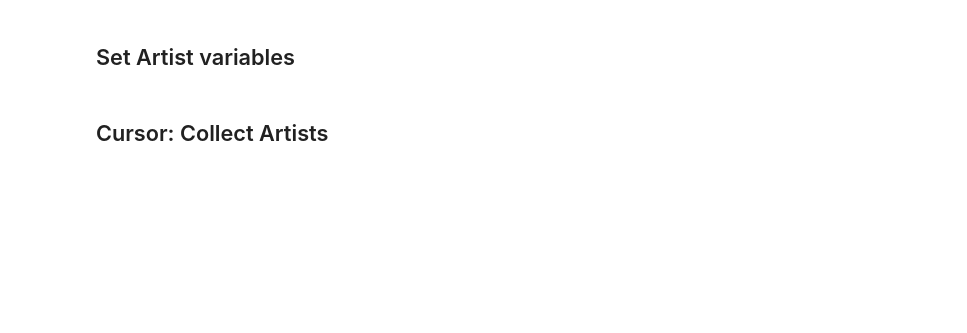
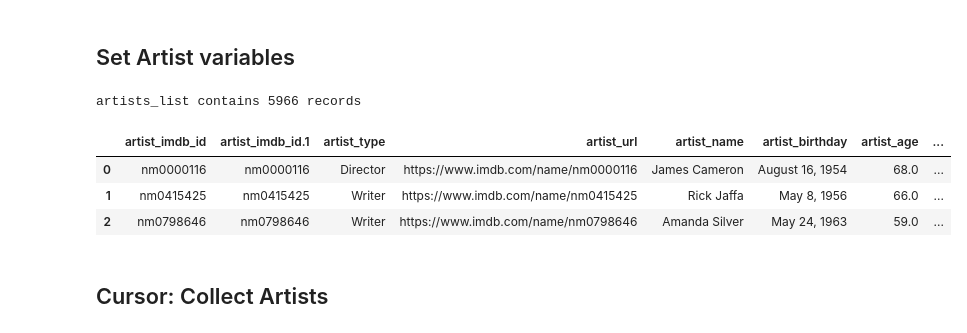
Before and after one commit to OmerRosen/Imdb-Prediction-Model, a Jupyter notebook: IMDB_2022_Hit_or_Flop.ipynb, the cells around one changed output. Saved outputs shown, nothing was run; the diff lists cells and outputs as text; code cells hidden in the pictures; blank space fills up the shorter version.

```diff
--- a/IMDB_2022_Hit_or_Flop.ipynb
+++ b/IMDB_2022_Hit_or_Flop.ipynb
@@ -752,17 +884,23 @@ extract_artist_info(artist_imdb_id,col_name)
 # %% [markdown]
 ## Set Artist variables
 # %%
-artists_dataset_path = "/content/drive/My Drive/Harvard HW/Course 4 - Final Project/artists_datasets.csv"
+artists_dataset_path = "/content/drive/My Drive/Harvard HW/Course 4 - Final Project/artists_dataset.csv"
 if os.path.exists(artists_dataset_path):
   artists_df = pd.read_csv(artists_dataset_path)
   artists_list = artists_df.set_index('artist_imdb_id').T.to_dict()
 
 else:
   artists_list = {}
   artists_df = pd.DataFrame(artists_list)
 
 print(f"artists_list contains {len(artists_list)} records")
 artists_df.head(3)
+# %% [output]
+artists_list contains 5966 records
+|  | artist_imdb_id | artist_imdb_id.1 | artist_type | artist_url | artist_name | artist_birthday | artist_age | ... |
+| 0 | nm0000116 | nm0000116 | Director | https://www.imdb.com/name/nm0000116 | James Cameron | August 16, 1954 | 68.0 | ... |
+| 1 | nm0415425 | nm0415425 | Writer | https://www.imdb.com/name/nm0415425 | Rick Jaffa | May 8, 1956 | 66.0 | ... |
+| 2 | nm0798646 | nm0798646 | Writer | https://www.imdb.com/name/nm0798646 | Amanda Silver | May 24, 1963 | 59.0 | ... |
 # %% [markdown]
 ## Cursor: Collect Artists
 # %%
```
Also changed, not shown: parts of 28 cells of this notebook.
